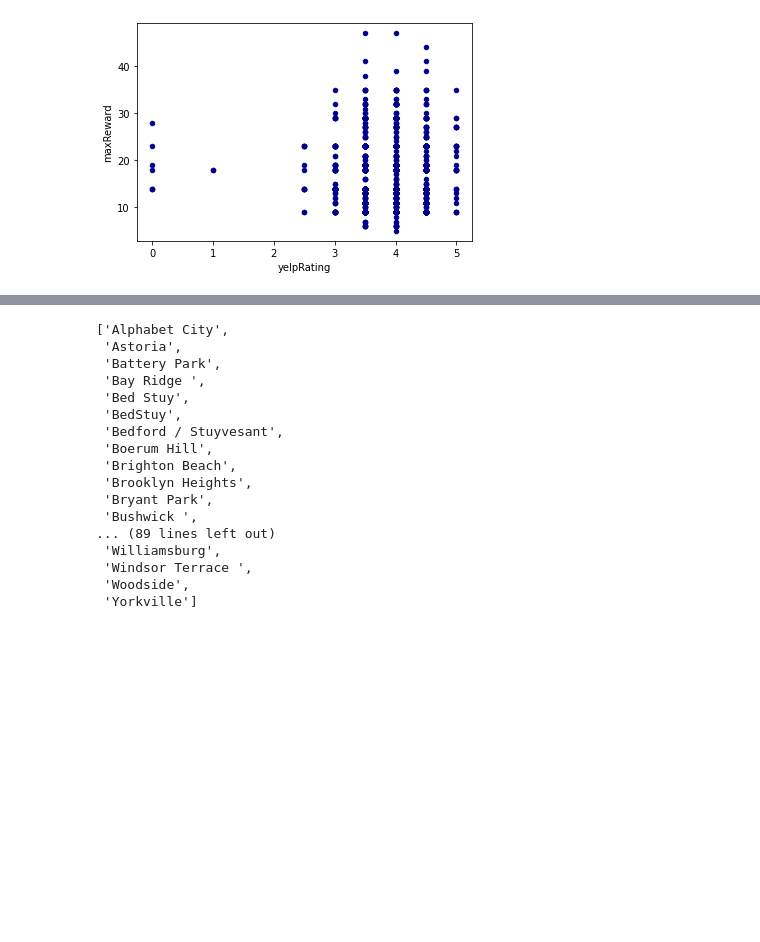
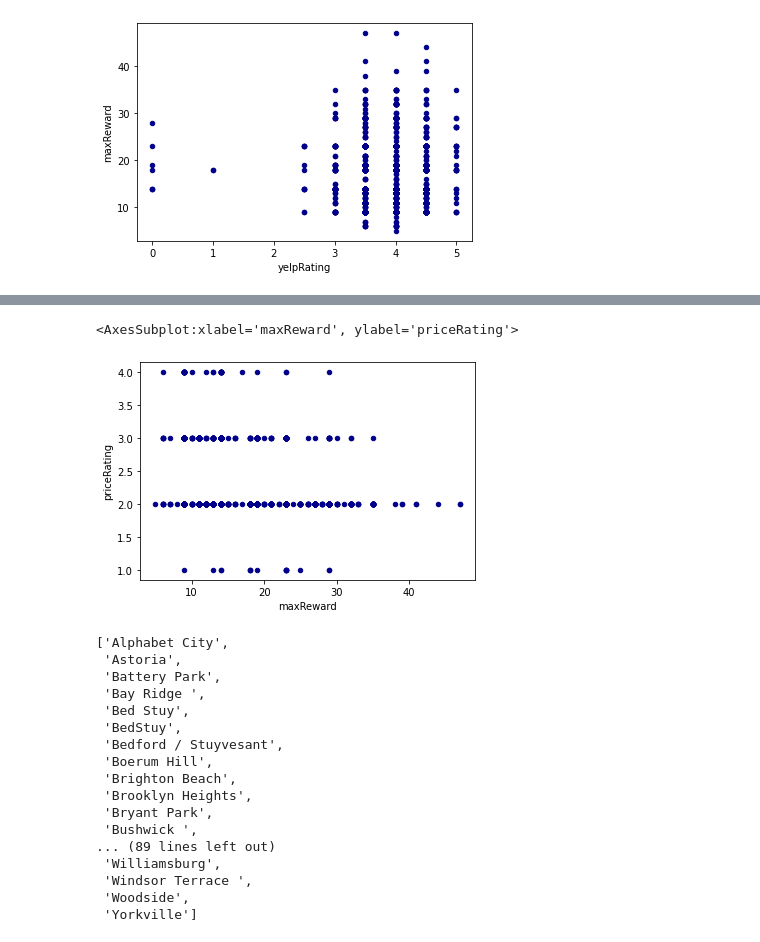
Before and after one commit to jonluca/seated-api, a Jupyter notebook: Untitled.ipynb, the cells around one changed output, grey strips where cells are left out. Saved outputs shown, nothing was run; the diff lists cells and outputs as text; code cells hidden in the pictures; blank space fills up the shorter version.

```diff
--- a/Untitled.ipynb
+++ b/Untitled.ipynb
@@ -195,3 +201,10 @@ df[[reward,'yelpRating']].plot.scatter(x='yelpRating',
+# %%
+df[[reward,'priceRating']].plot.scatter(y='priceRating',
+                    x=reward,
+                 c='DarkBlue')
+# %% [output]
+<AxesSubplot:xlabel='maxReward', ylabel='priceRating'>
+[figure, added]
 # %%
 unique_neighborhoods = list(pd.DataFrame(list(df['neighborhood']))['name'].unique())
 unique_neighborhoods.sort()
```
Also changed, not shown: parts of 5 cells of this notebook, 1 other file.
